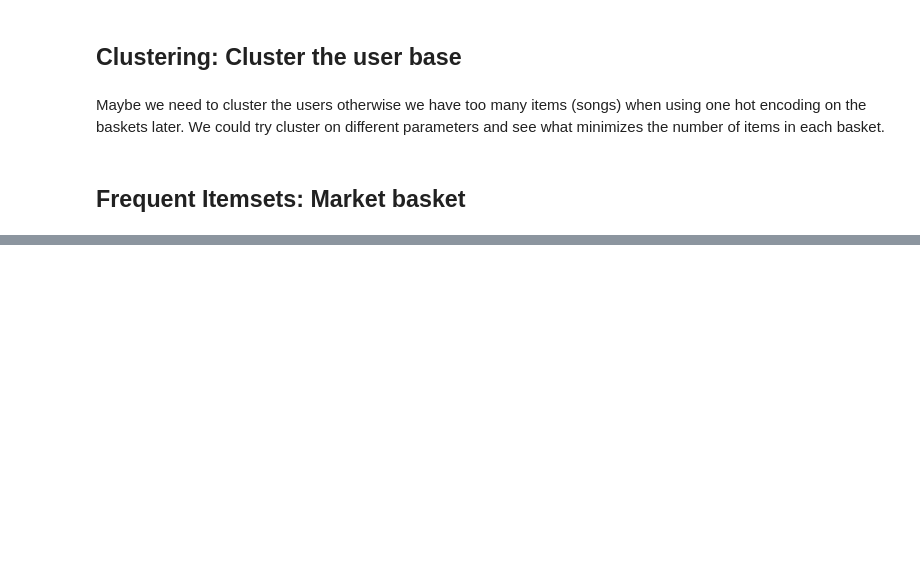
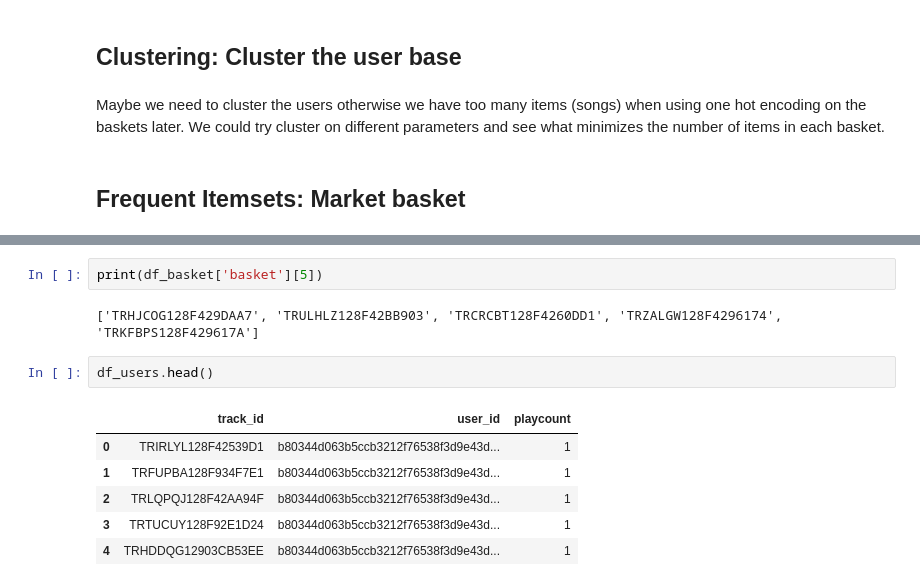
Before and after one commit to annemollelsborg/spotify, a Jupyter notebook: Baskets.ipynb, the cells around one changed output, grey strips where cells are left out. Drawn from its saved outputs; the diff is of its cells as text; blank space fills up the shorter version.

```diff
--- a/Baskets.ipynb
+++ b/Baskets.ipynb
@@ -94,3 +119,16 @@ print(df_basket)
+# %%
+print(df_basket['basket'][5])
+# %% [output]
+['TRHJCOG128F429DAA7', 'TRULHLZ128F42BB903', 'TRCRCBT128F4260DD1', 'TRZALGW128F4296174', 'TRKFBPS128F429617A']
+# %%
+df_users.head()
+# %% [output]
+|  | track_id | user_id | playcount |
+| 0 | TRIRLYL128F42539D1 | b80344d063b5ccb3212f76538f3d9e43d... | 1 |
+| 1 | TRFUPBA128F934F7E1 | b80344d063b5ccb3212f76538f3d9e43d... | 1 |
+| 2 | TRLQPQJ128F42AA94F | b80344d063b5ccb3212f76538f3d9e43d... | 1 |
+| 3 | TRTUCUY128F92E1D24 | b80344d063b5ccb3212f76538f3d9e43d... | 1 |
+| 4 | TRHDDQG12903CB53EE | b80344d063b5ccb3212f76538f3d9e43d... | 1 |
 # %%
 track_freq = df_users['track_id'].value_counts().reset_index()
 track_freq.columns = ['track_id', 'frequency']
```
Also changed, not shown: parts of 8 cells of this notebook.
